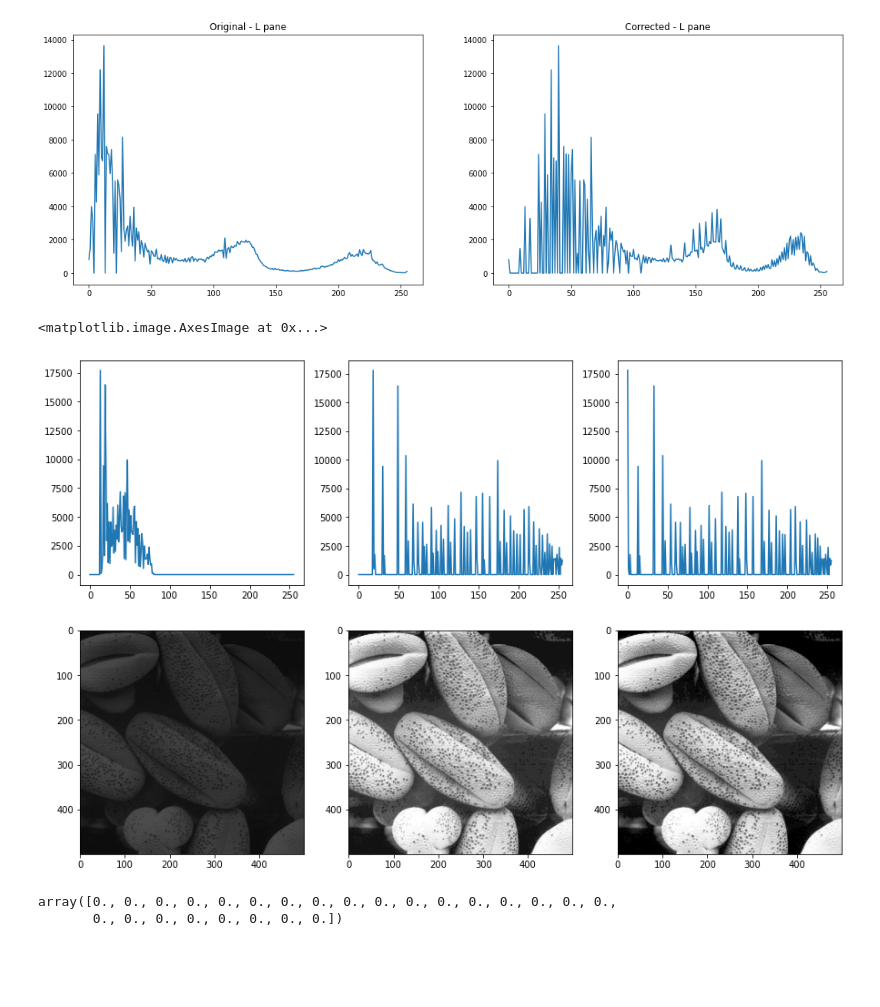
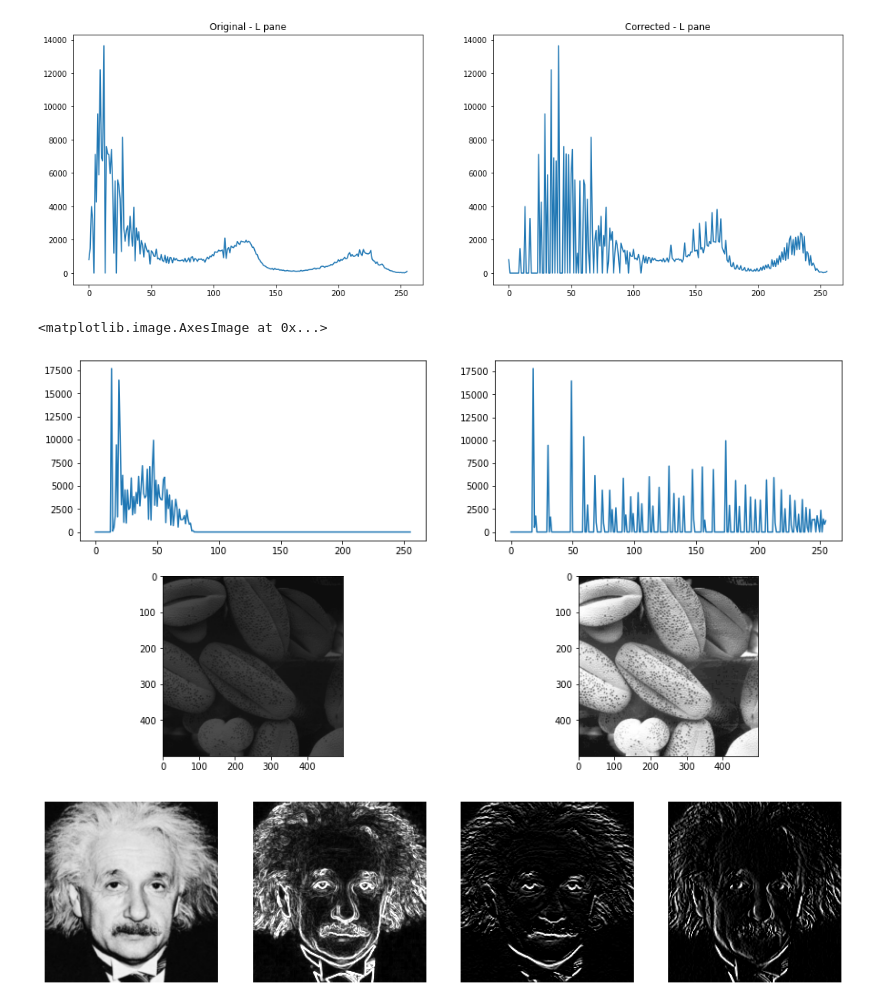
Before and after one commit to KCSAbeywickrama/EN2550-Excercises, a Jupyter notebook: Assignment_01/190018V_Ex0.ipynb, the cells around one changed output. Saved outputs shown, nothing was run; the diff lists cells and outputs as text; code cells hidden in the pictures; blank space fills up the shorter version.

```diff
--- a/Assignment_01/190018V_Ex0.ipynb
+++ b/Assignment_01/190018V_Ex0.ipynb
@@ -139,30 +139,49 @@ print(arr)
 # %%
 # 4
 
 f=cv.imread('shells.png',cv.IMREAD_GRAYSCALE)
 assert f is not None
 
 
 hist_org=cv.calcHist([f],[0],None,[256],[0,256])
 cumsum=hist_org.cumsum()
 t=np.round(cumsum*255/f.size).astype(np.uint8)
 g=t[f]
 hist_eq=cv.calcHist([g],[0],None,[256],[0,256])
-h=cv.equalizeHist(f)
-hist_eq_inb=cv.calcHist([h],[0],None,[256],[0,256])
 
-fig,ax=plt.subplots(2,3,figsize=(15,10))
+fig,ax=plt.subplots(2,2,figsize=(15,8))
 ax[0][0].plot(hist_org)
 ax[0][1].plot(hist_eq)
-ax[0][2].plot(hist_eq_inb)
 ax[1][0].imshow(f,cmap='gray', vmin=0, vmax=255)
 ax[1][1].imshow(g,cmap='gray', vmin=0, vmax=255)
-ax[1][2].imshow(h,cmap='gray', vmin=0, vmax=255)
 # %% [output]
 <matplotlib.image.AxesImage at 0x...>
-[figure, old version]
+[figure, new version]
-# %%
-np.zeros(25)
-# %% [output]
-array([0., 0., 0., 0., 0., 0., 0., 0., 0., 0., 0., 0., 0., 0., 0., 0., 0.,
-       0., 0., 0., 0., 0., 0., 0., 0.])
+# %%
+# 6 (a)
+
+f=cv.imread('einstein.png',cv.IMREAD_GRAYSCALE).astype(np.float32)
+assert f is not None
+
+sobel_v=np.array([[-1,-2,-1],[0,0,0],[1,2,1]],
+dtype=np.float32)
+
+f_x=cv.filter2D(f,-1,sobel_v)
+
+sobel_h=np.array([[-1,0,1],[-2,0,2],[-1,0,1]],
+dtype=np.float32)
+
+f_y=cv.filter2D(f,-1,sobel_h)
+
+grad_mag=np.sqrt(f_x**2+f_y**2)
+
+fig,ax=plt.subplots(1,4,figsize=(15,8))
+
+ax[0].imshow(f,cmap='gray', vmin=0, vmax=255)
+ax[1].imshow(grad_mag,cmap='gray', vmin=0, vmax=255)
+ax[2].imshow(f_x,cmap='gray', vmin=0, vmax=255)
+ax[3].imshow(f_y,cmap='gray', vmin=0, vmax=255)
+
+for axi in ax.ravel(): axi.axis('off')
+# %% [output]
+[figure, added]
```
